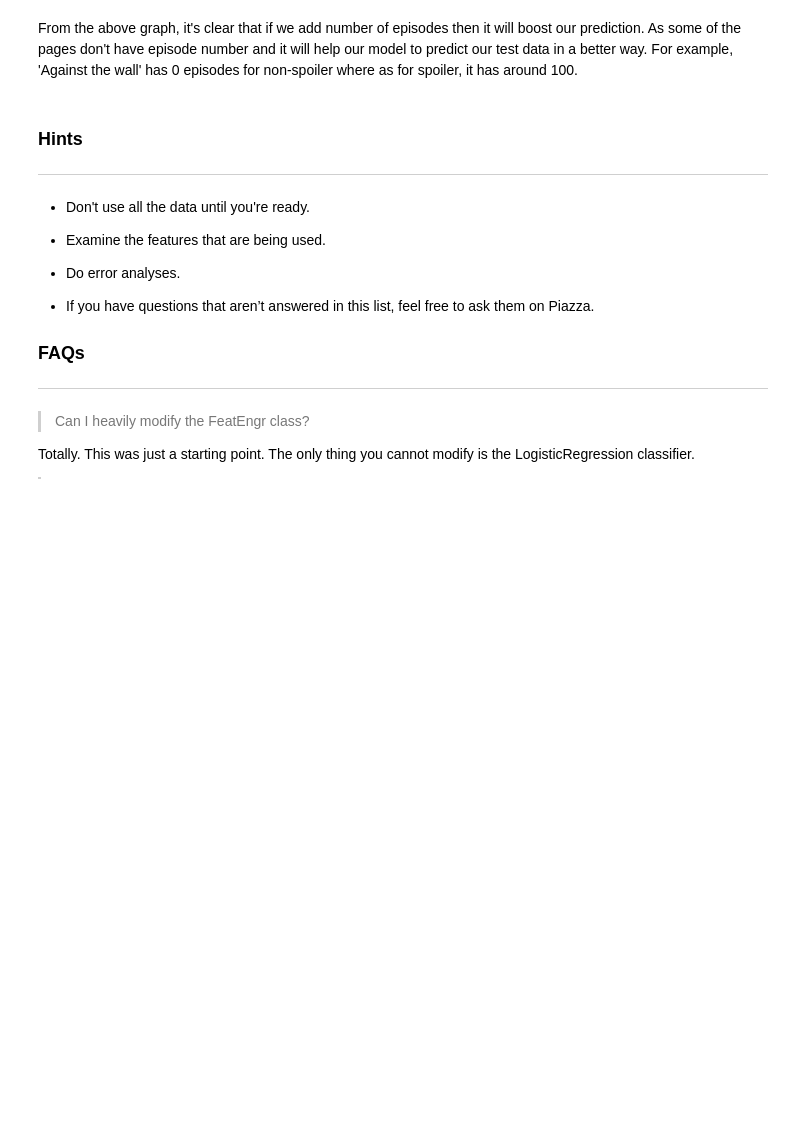
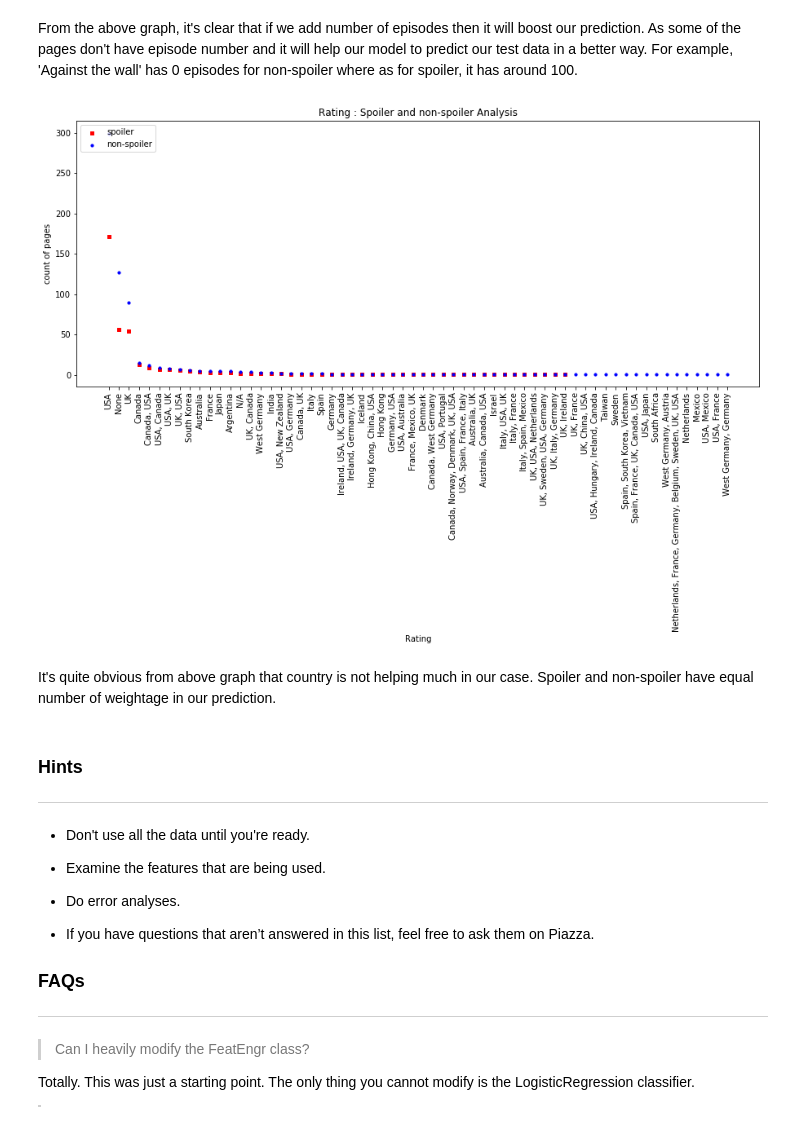
Before and after one commit to ajaykedia1992/CSCI5622-Machine-Learning, a Jupyter notebook: Homework 3_FeatureEngineering/Ajay_Kedia_Feature_Engineering.ipynb, the cells around one changed output. Saved outputs shown, nothing was run; the diff lists cells and outputs as text; code cells hidden in the pictures; blank space fills up the shorter version.

```diff
--- a/Homework 3_FeatureEngineering/Ajay_Kedia_Feature_Engineering.ipynb
+++ b/Homework 3_FeatureEngineering/Ajay_Kedia_Feature_Engineering.ipynb
@@ -1425,5 +1425,35 @@ plt.show()
 # %% [markdown]
 From the above graph, it's clear that if we add number of episodes then it will boost our prediction. As some of the pages don't have episode number and it will help our model to predict our test data in a better way. For example, 'Against the wall' has 0 episodes for non-spoiler where as for spoiler, it has around 100.
+# %%
+spoiler_list = dfTrain.loc[dfTrain[kTARGET_FIELD] == 1]
+spoiler_list = spoiler_list.drop_duplicates(subset=kPAGE_FIELD)
+non_spoiler_list = dfTrain.loc[dfTrain[kTARGET_FIELD] == 0]
+non_spoiler_list = non_spoiler_list.drop_duplicates(subset=kPAGE_FIELD)
+
+page_group_spoiler = spoiler_list.groupby(kCOUNTRY_LIST).size().sort_values(ascending=False)
+page_group_nonspoiler = non_spoiler_list.groupby(kCOUNTRY_LIST).size().sort_values(ascending=False)
+
+x = range(len(page_group_spoiler.index))
+fig = plt.figure(figsize=(15,6))
+ax1 = fig.add_subplot(111)
+ax1.scatter(x, page_group_spoiler.values, s=10, c='r', marker="s", label='spoiler')
+plt.xticks(x, page_group_spoiler.index)
+loc,labels= plt.xticks()
+plt.setp(labels, rotation = 90)
+x = range(len(page_group_nonspoiler.index))
+ax1.scatter(x, page_group_nonspoiler.values, s=10, c='b', marker="o", label='non-spoiler')
+plt.xticks(x,page_group_nonspoiler.index)
+loc,labels= plt.xticks()
+plt.setp(labels, rotation = 90)
+plt.xlabel('Rating')
+plt.ylabel('count of pages')
+plt.legend(loc='upper left')
+plt.title('Rating : Spoiler and non-spoiler Analysis')
+plt.show()
+# %% [output]
+[figure, added]
+# %% [markdown]
+It's quite obvious from above graph that country is not helping much in our case. Spoiler and non-spoiler have equal number of weightage in our prediction.
 # %% [markdown]
 ### Hints
 ***
```
Also changed, not shown: parts of 1 cell of this notebook, 1 other file.
